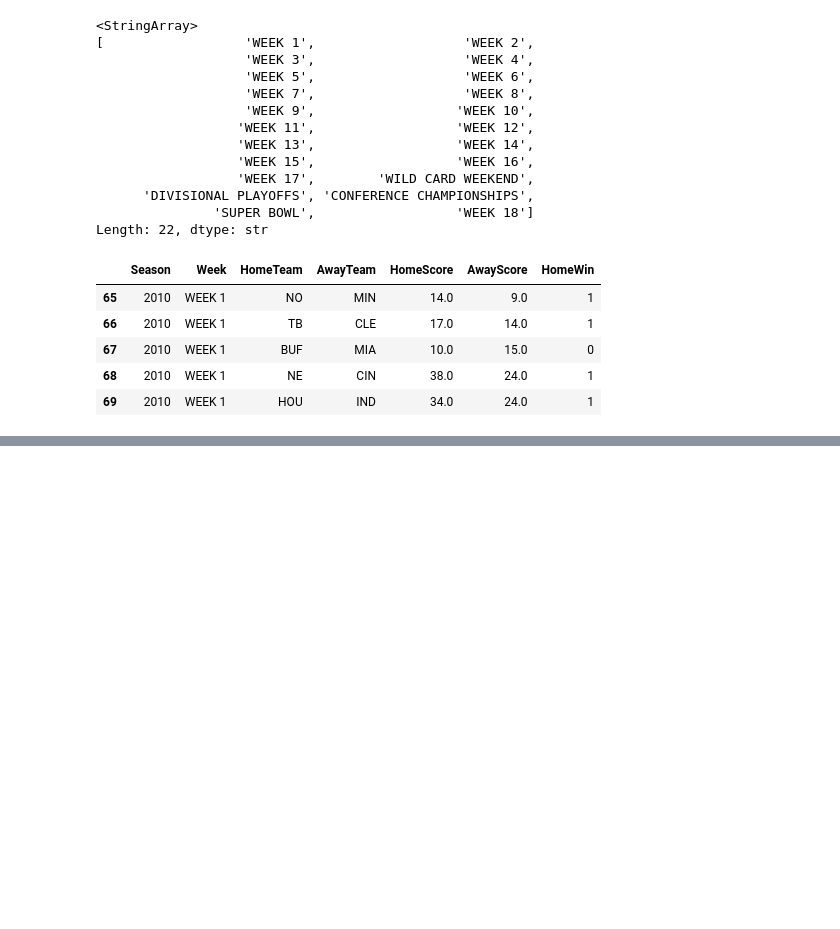
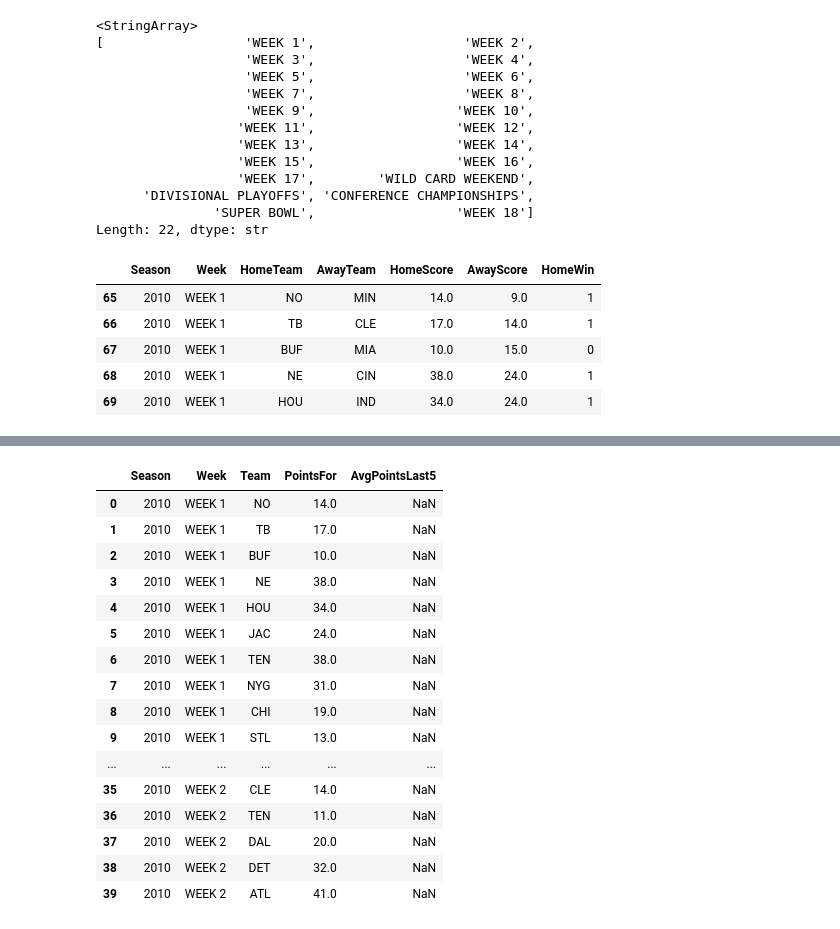
Before and after one commit to zepyroth3411/apostadorsito, a Jupyter notebook: notebooks/02_game_predictor_exploration.ipynb.ipynb, the cells around one changed output, grey strips where cells are left out. Cells and saved outputs as stored; diff of their text form; code cells hidden in the pictures; blank space fills up the shorter version.

```diff
--- a/notebooks/02_game_predictor_exploration.ipynb.ipynb
+++ b/notebooks/02_game_predictor_exploration.ipynb.ipynb
@@ -105,0 +267,32 @@ df_clean[[
+# %%
+team_games["AvgPointsLast5"] = (
+    team_games
+    .groupby("Team")["PointsFor"]
+    .transform(lambda x: x.shift(1).rolling(5).mean())
+)
+
+team_games[[
+    "Season",
+    "Week",
+    "Team",
+    "PointsFor",
+    "AvgPointsLast5"
+]].head(40)
+# %% [output]
+|  | Season | Week | Team | PointsFor | AvgPointsLast5 |
+| 0 | 2010 | WEEK 1 | NO | 14.0 | NaN |
+| 1 | 2010 | WEEK 1 | TB | 17.0 | NaN |
+| 2 | 2010 | WEEK 1 | BUF | 10.0 | NaN |
+| 3 | 2010 | WEEK 1 | NE | 38.0 | NaN |
+| 4 | 2010 | WEEK 1 | HOU | 34.0 | NaN |
+| 5 | 2010 | WEEK 1 | JAC | 24.0 | NaN |
+| 6 | 2010 | WEEK 1 | TEN | 38.0 | NaN |
+| 7 | 2010 | WEEK 1 | NYG | 31.0 | NaN |
+| 8 | 2010 | WEEK 1 | CHI | 19.0 | NaN |
+| 9 | 2010 | WEEK 1 | STL | 13.0 | NaN |
+| ... | ... | ... | ... | ... | ... |
+| 35 | 2010 | WEEK 2 | CLE | 14.0 | NaN |
+| 36 | 2010 | WEEK 2 | TEN | 11.0 | NaN |
+| 37 | 2010 | WEEK 2 | DAL | 20.0 | NaN |
+| 38 | 2010 | WEEK 2 | DET | 32.0 | NaN |
+| 39 | 2010 | WEEK 2 | ATL | 41.0 | NaN |
```
Also changed, not shown: parts of 7 cells of this notebook.
